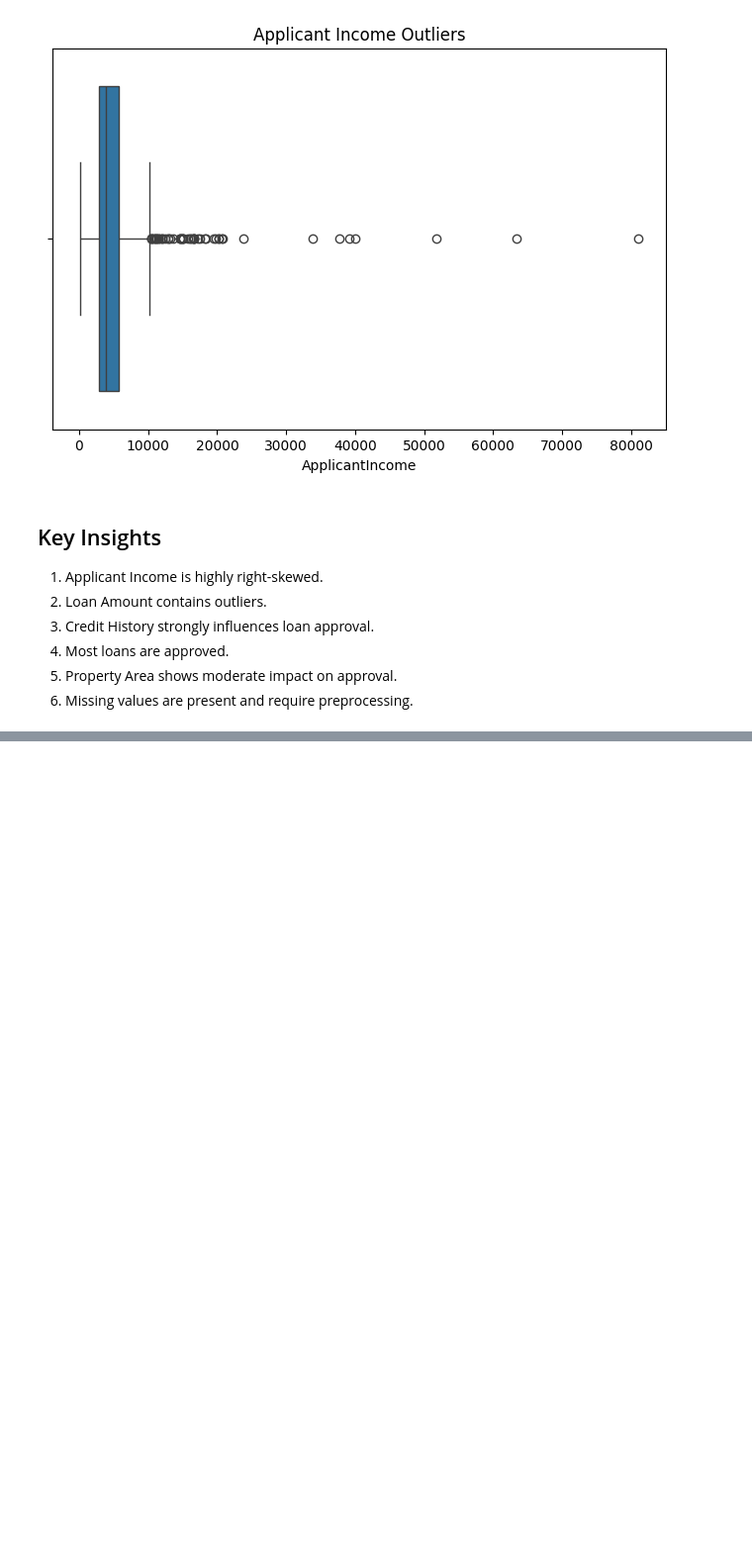
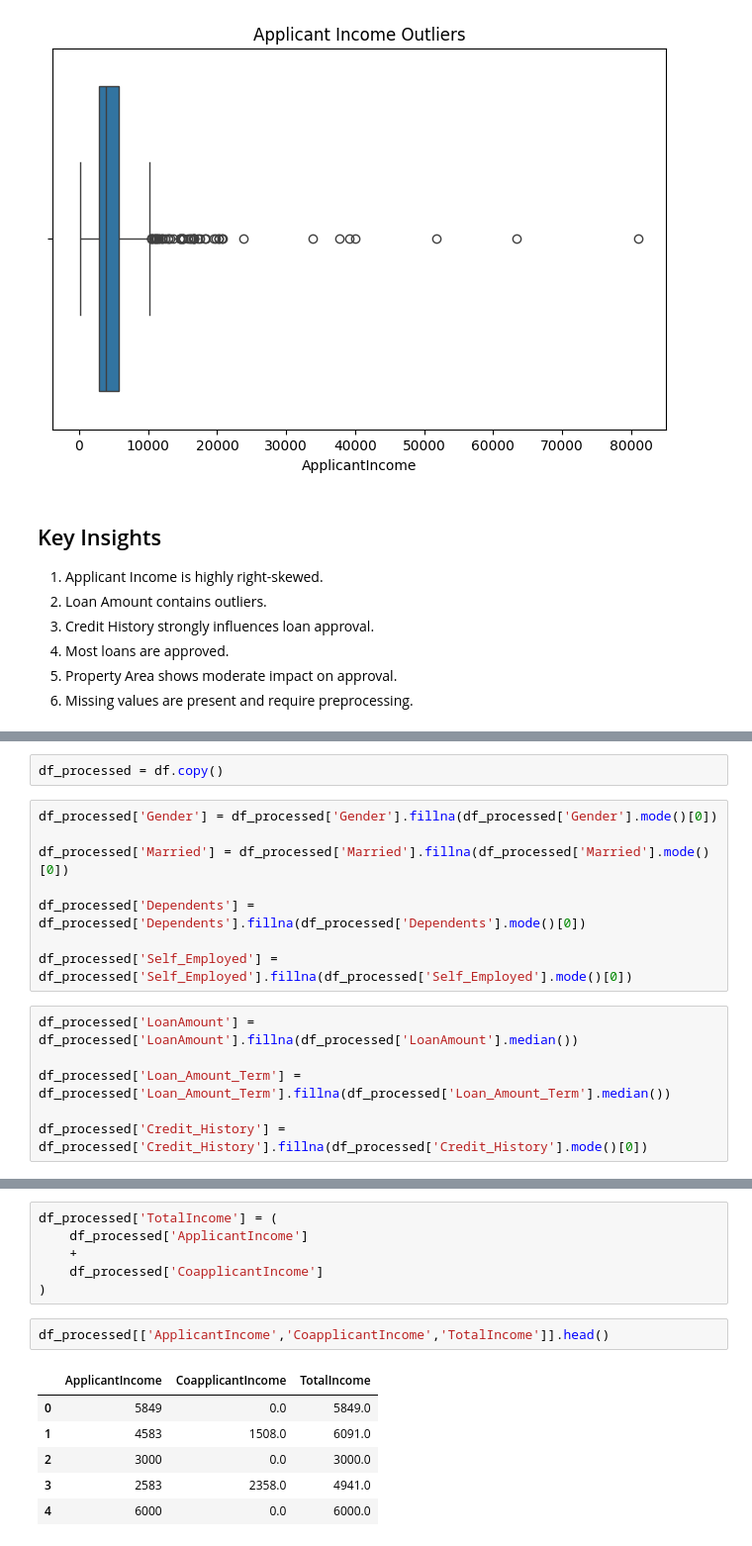
Before and after one commit to Siddhitapase20/creditrisk-ai-loan-default-prediction, a Jupyter notebook: notebooks/phase1_data_understanding.ipynb, the cells around one changed output, grey strips where cells are left out. Shown at 99% size. Cells and saved outputs as stored; diff of their text form; blank space fills up the shorter version.

```diff
--- a/notebooks/phase1_data_understanding.ipynb
+++ b/notebooks/phase1_data_understanding.ipynb
@@ -494,3 +492,19 @@ Credit_History       50
 Property_Area         0
 Loan_Status           0
 dtype: int64
+# %%
+df_processed = df.copy()
+# %%
+df_processed['Gender'] = df_processed['Gender'].fillna(df_processed['Gender'].mode()[0])
+
+df_processed['Married'] = df_processed['Married'].fillna(df_processed['Married'].mode()[0])
+
+df_processed['Dependents'] = df_processed['Dependents'].fillna(df_processed['Dependents'].mode()[0])
+
+df_processed['Self_Employed'] = df_processed['Self_Employed'].fillna(df_processed['Self_Employed'].mode()[0])
+# %%
+df_processed['LoanAmount'] = df_processed['LoanAmount'].fillna(df_processed['LoanAmount'].median())
+
+df_processed['Loan_Amount_Term'] = df_processed['Loan_Amount_Term'].fillna(df_processed['Loan_Amount_Term'].median())
+
+df_processed['Credit_History'] = df_processed['Credit_History'].fillna(df_processed['Credit_History'].mode()[0])
@@ -496,0 +528,15 @@ dtype: int64
+# %%
+df_processed['TotalIncome'] = (
+    df_processed['ApplicantIncome']
+    +
+    df_processed['CoapplicantIncome']
+)
+# %%
+df_processed[['ApplicantIncome','CoapplicantIncome','TotalIncome']].head()
+# %% [output]
+|  | ApplicantIncome | CoapplicantIncome | TotalIncome |
+| 0 | 5849 | 0.0 | 5849.0 |
+| 1 | 4583 | 1508.0 | 6091.0 |
+| 2 | 3000 | 0.0 | 3000.0 |
+| 3 | 2583 | 2358.0 | 4941.0 |
+| 4 | 6000 | 0.0 | 6000.0 |
```
Also changed, not shown: parts of 57 cells of this notebook, 1 other file.
